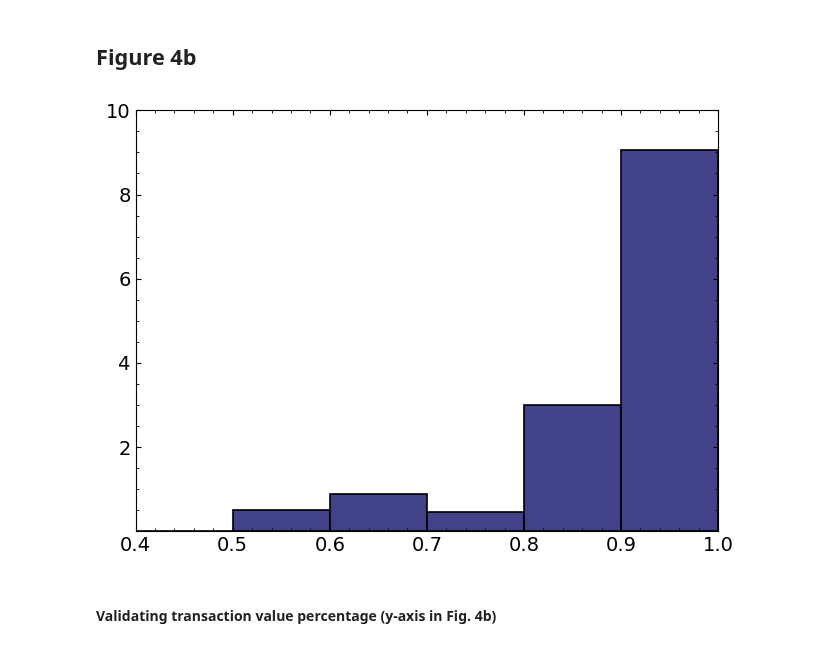
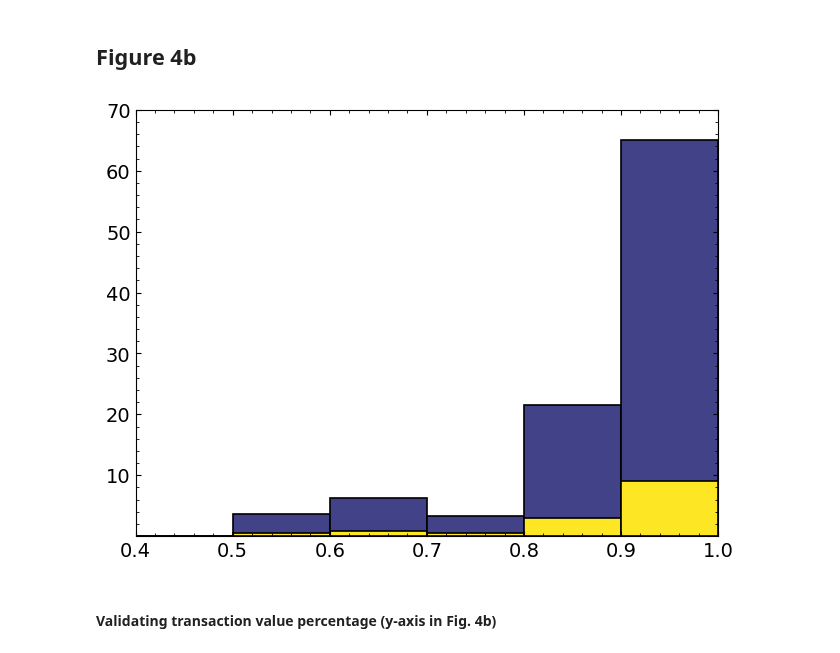
Before and after one commit to ai-for-public-services/structural-insights-into-uk-gov, a Jupyter notebook: notebooks/04-fig-4.ipynb, the cells around one changed output. Drawn from its saved outputs; the diff is of its cells as text; code cells hidden in the pictures.

```diff
--- a/notebooks/04-fig-4.ipynb
+++ b/notebooks/04-fig-4.ipynb
@@ -76,6 +76,11 @@ No artists with labels found to put in legend.  Note that artists whose label st
 [figure]
 # %% [markdown]
 ## Figure 4b
+# %%
+data_path = Path('../data/processed/202308-services-list-w-transaction-vol-processed.xlsx')
+df = pd.read_excel(data_path)
+# %%
+transservices_total_transactions = df.loc[df['RTI'].notnull()].transaction_value.sum()
 # %%
 import pandas as pd
 import matplotlib.pyplot as plt
@@ -86,41 +91,56 @@ def plot_custom_histogram(save=False):
     # Load dataframe
     data_path = Path('../data/processed/202308-services-list-w-transaction-vol-processed.xlsx')
     df = pd.read_excel(data_path)
 
     # Add RTI_rescaled column
     df['RTI_rescaled'] = (df['RTI'] + 1) / 2
 
-    # Calculate the percentage of transaction_value for each bin
-    total_transactions = df['transaction_value'].sum()
+    # Calculate the percentage of transaction_value for each bin across all services (n=377)
+    allserv_total_transactions = df['transaction_value'].sum()
+
+    # Calculate the percentage of transaction_value for each bin across transactional services (n=201)
+    transservices_total_transactions = df.loc[df['RTI'].notnull()].transaction_value.sum()
 
     # Get the viridis colormap
     viridis_cmap = cm.get_cmap('viridis')
 
-    # Plot the histogram
-    plt.hist(df['RTI_rescaled'], bins=[0, 0.5, 0.6, 0.7, 0.8, 0.9, 1], color=viridis_cmap(50), edgecolor='black', linewidth=1.2, weights=df['transaction_value']/total_transactions*100)
-    plt.ylim(0, 10)  # Set y-axis limits
+    # Plot the histograms
+    plt.hist(
+        df['RTI_rescaled'],
+        bins=[0, 0.5, 0.6, 0.7, 0.8, 0.9, 1],
+        color=viridis_cmap(50),
+        edgecolor='black',
+        linewidth=1.2,
+        weights=df['transaction_value']/transservices_total_transactions*100
+    )
+    plt.hist(
+        df['RTI_rescaled'],
+        bins=[0, 0.5, 0.6, 0.7, 0.8, 0.9, 1],
+        color=viridis_cmap(300),
+        edgecolor='black', linewidth=1.2,
+        weights=df['transaction_value']/allserv_total_transactions*100
+    )
     plt.tight_layout()
     plt.gca().set_facecolor('#ffffff')
     plt.tick_params(axis='both', which='both', direction='in', labelsize=14)
     plt.minorticks_on()  # Enable minor ticks
     plt.grid(False)  # Turn off gridlines
     plt.tick_params(axis='y', which='both', direction='in', right=True, labelsize=14)
     plt.tick_params(axis='x', which='both', direction='in', top=True, labelsize=14)
     plt.xticks([0.4, 0.5, 0.6, 0.7, 0.8, 0.9, 1], rotation=0)
     plt.xlim(0.4,1)
-    plt.ylim(0.001,10)
-
+    plt.ylim(0.001,70)
 
     # Save figure
     if save:
         plt.savefig(Path("../reports/figures/main-figures/fig4b.pdf"), dpi=1200, bbox_inches='tight')
     else:
         plt.show()
 
 # Example usage:
 plot_custom_histogram(save=True)
 # %% [output]
-[figure, old version]
+[figure, new version]
 # %% [markdown]
 #### Validating transaction value percentage (y-axis in Fig. 4b)
 # %%
```
Also changed, not shown: 5 other files.
